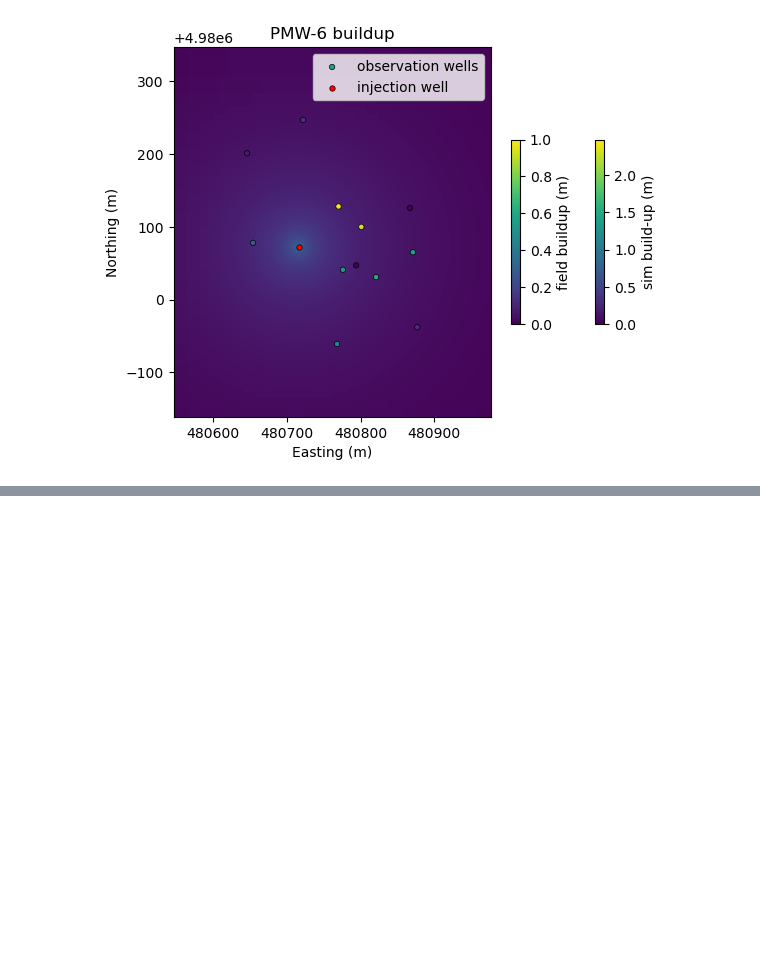
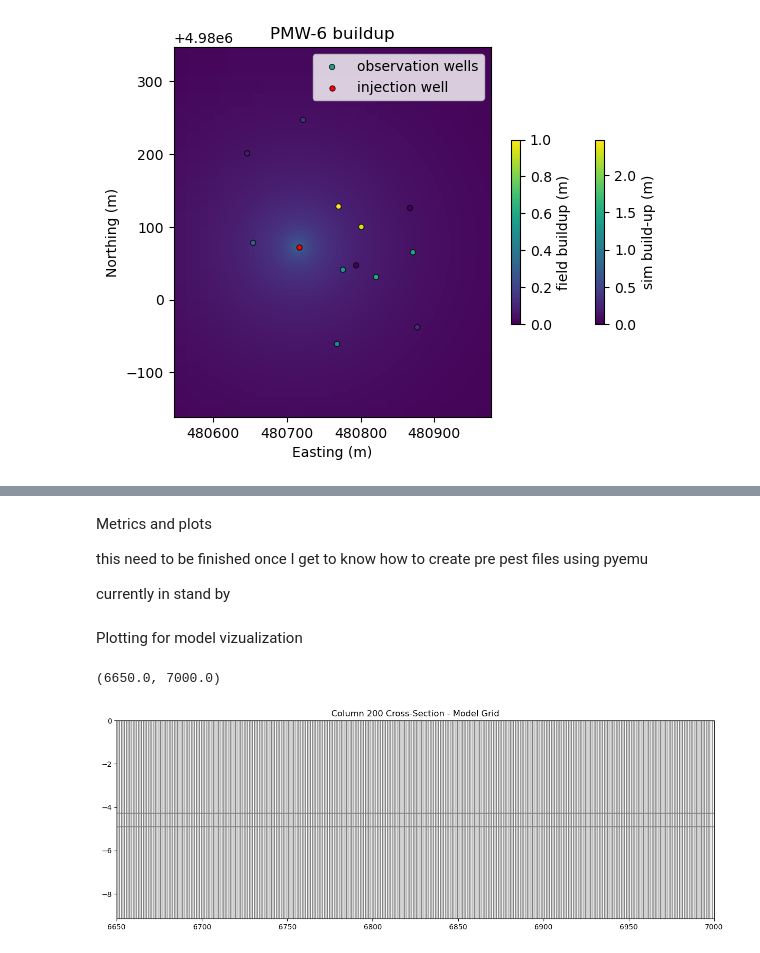
Before and after one commit to philliperalin/MLAC-3D-HT, a Jupyter notebook: src/MODFLOW3D_dev.ipynb, the cells around one changed output, grey strips where cells are left out. Drawn from its saved outputs; the diff is of its cells as text; code cells hidden in the pictures; blank space fills up the shorter version.

```diff
--- a/src/MODFLOW3D_dev.ipynb
+++ b/src/MODFLOW3D_dev.ipynb
@@ -720,0 +732,6 @@ See the caveats in the documentation: https://pandas.pydata.org/pandas-docs/stab
+# %% [markdown]
+Metrics and plots
+
+this need to be finished once I get to know how to create pre pest files using pyemu
+
+currently in stand by
@@ -720,0 +879,19 @@ See the caveats in the documentation: https://pandas.pydata.org/pandas-docs/stab
+# %% [markdown]
+Plotting for model vizualization
+# %%
+# First step is to set up the plot
+fig = plt.figure(figsize=(15, 5))
+ax = fig.add_subplot(1, 1, 1)
+
+# Next we create an instance of the PlotCrossSection class
+xsect = flopy.plot.PlotCrossSection(model=gwf, line={"Column": 199})
+
+# Then we can use the plot_grid() method to draw the grid
+# The return value for this function is a matplotlib LineCollection object,
+# which could be manipulated (or used) later if necessary.
+linecollection = xsect.plot_grid()
+t = ax.set_title("Column 200 Cross-Section - Model Grid")
+ax.set_xlim(6650, 7000)
+# %% [output]
+(6650.0, 7000.0)
+[figure, added]
```
Also changed, not shown: parts of 18 cells of this notebook, 25 other files.
